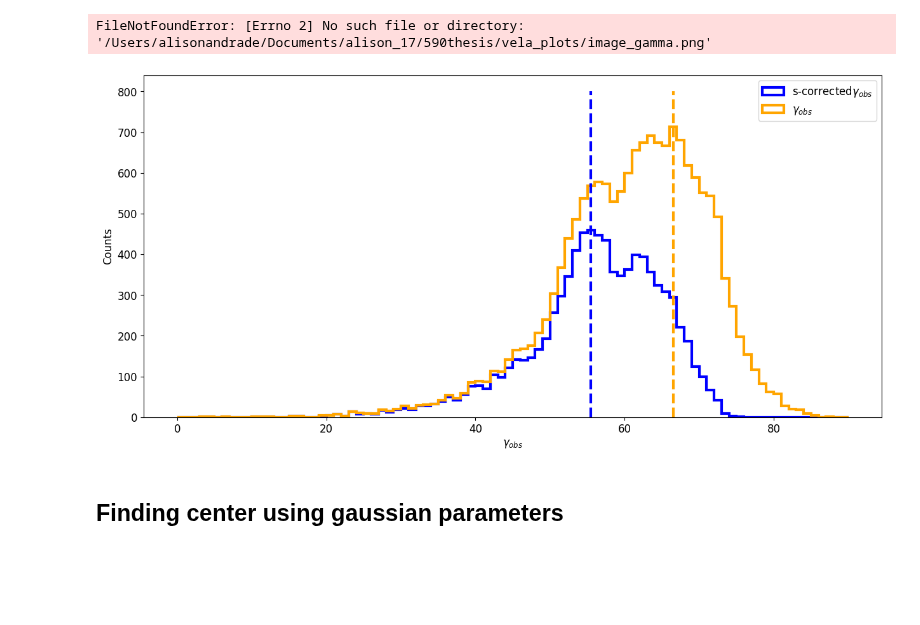
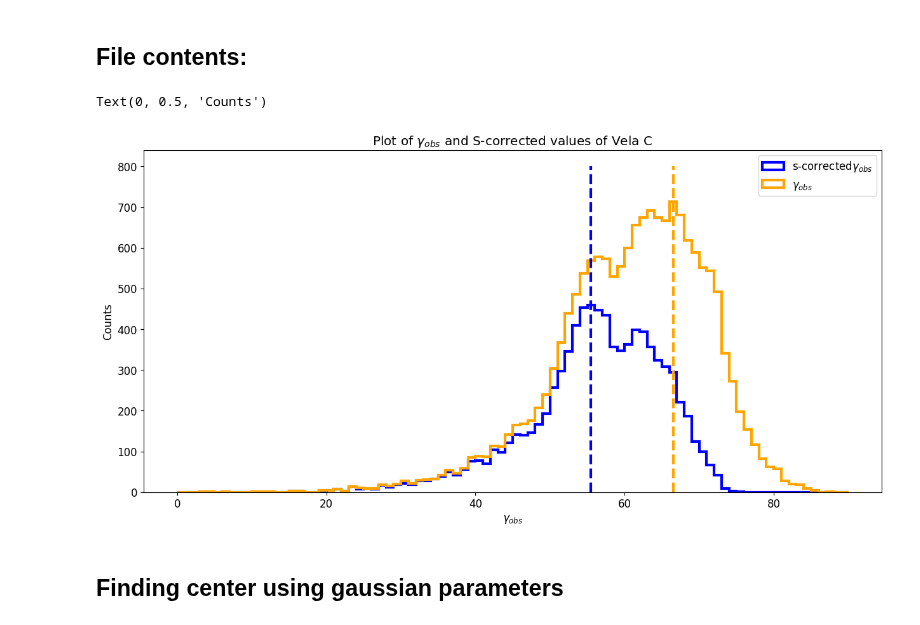
Before and after one commit to alisonands/Star_forming_regions, a Jupyter notebook: 1. S_dispersion_whole_cloud.ipynb, the cells around one changed output. Saved outputs shown, nothing was run; the diff lists cells and outputs as text; code cells hidden in the pictures; blank space fills up the shorter version.

```diff
--- a/1. S_dispersion_whole_cloud.ipynb
+++ b/1. S_dispersion_whole_cloud.ipynb
@@ -1 +1,3 @@
+# %% [markdown]
+## File contents:
 # %%
@@ -36,30 +41,29 @@ s_good = p_data[s_median]
 # %%
+#plotting data from mask of gamma and S-corrected values
 plt.figure(figsize = (15, 7))
 y = np.linspace(0,800)
 xs = [55.5]*len(y)
 xp = [66.5]*len(y)
 mxs = [st.median(s)*180/np.pi]*len(y)
 mxp = [st.median(p_good)*180/np.pi]*len(y)
 
 p_max = 0.15
 p_0 = (3*p_max)/(3+p_max)
 gammas = [(1/2)*np.arccos(((2*p_obs*(1+(2/3)*p_0))/(p_0*(1+p_obs)))-1)*180/np.pi for p_obs in s_good]
 gammap = [(1/2)*np.arccos(((2*p_obs*(1+(2/3)*p_0))/(p_0*(1+p_obs)))-1)*180/np.pi for p_obs in p_good]
 
 hists, bins, patches = plt.hist(gammas, 90, range= (0,90), color = 'blue', histtype = 'step', label = 's-corrected$\gamma_{obs}$', lw = 3)
 histp, bins, patches = plt.hist(gammap, 90, range= (0,90), color = 'orange', histtype = 'step', label = '$\gamma_{obs}$', lw = 3)
 plt.plot(xs, y, '--', color = 'blue', lw = 3)
 plt.plot(xp, y, '--', color = 'orange', lw = 3)
 
 plt.legend()
-#plt.title('Plot of $\gamma_{obs}$ and S-corrected values of Vela C')
+plt.title('Plot of $\gamma_{obs}$ and S-corrected values of Vela C')
 plt.xlabel('$\gamma_{obs}$')
 plt.ylabel('Counts')
-
-plt.savefig('/Users/alisonandrade/Documents/alison_17/590thesis/vela_plots/image_gamma')
 # %% [output]
-FileNotFoundError: [Errno 2] No such file or directory: '/Users/alisonandrade/Documents/alison_17/590thesis/vela_plots/image_gamma.png'
+Text(0, 0.5, 'Counts')
-[figure, old version]
+[figure, new version]
 # %% [markdown]
 ## Finding center using gaussian parameters
 # %%
```
Also changed, not shown: parts of 12 cells of this notebook, 1 other file.
